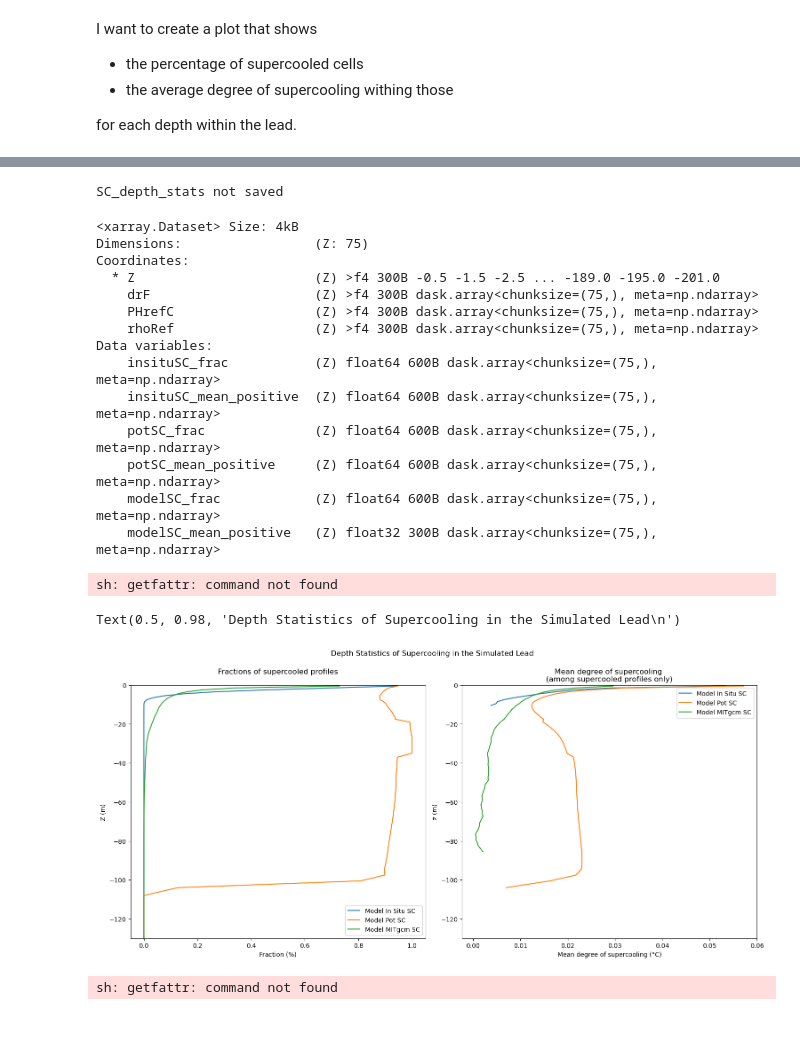
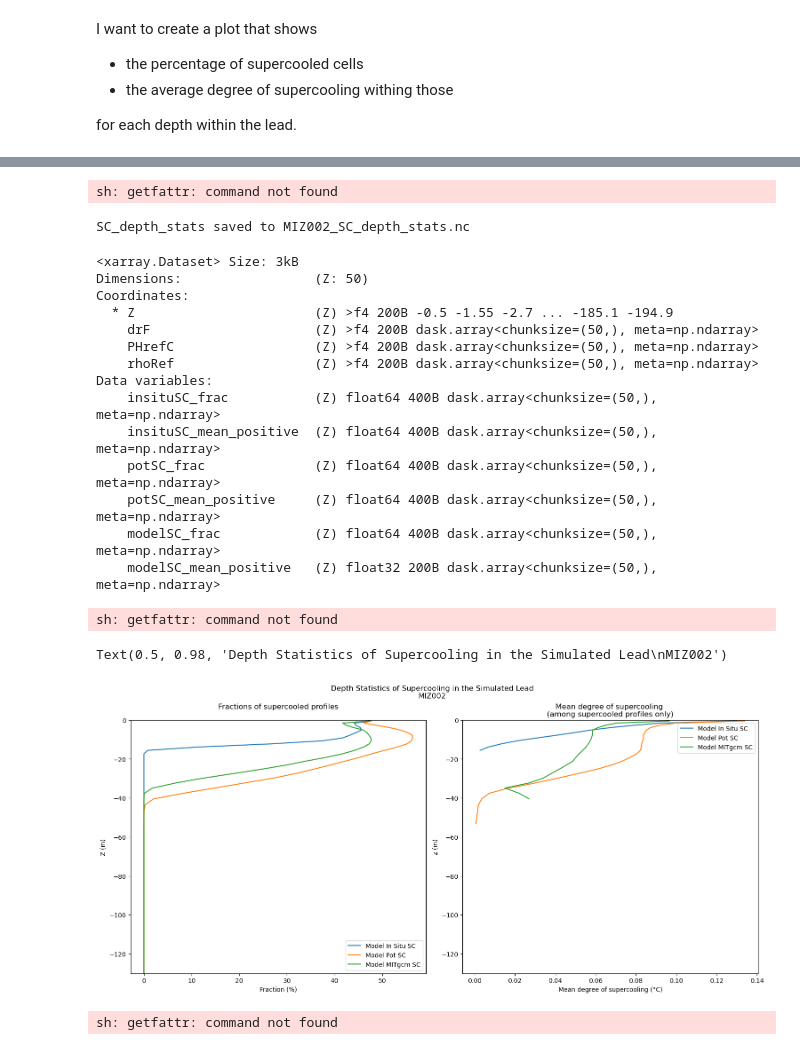
Before and after one commit to marlene-schramm/MSc_data_analysis, a Jupyter notebook: model_output/supercooling.ipynb, the cells around one changed output, grey strips where cells are left out. Drawn from its saved outputs; the diff is of its cells as text; code cells hidden in the pictures.

```diff
--- a/model_output/supercooling.ipynb
+++ b/model_output/supercooling.ipynb
@@ -32,7 +32,7 @@ from plotting_functions import *
 # technical packages
 import warnings
 # %%
-model_run = "MSL007"
+model_run = "MIZ002"
 delta_t = 4 # time step in seconds
 output_dir = "../../MITgcm/so_plumes/" + model_run
 
@@ -258,13 +235,13 @@ for var in SCvars:
     data = ds_lead_upper[var]
 
     # Create a boolean mask for positive values
-    is_positive = data > 0
+    is_positive = data > 0.0005
 
     # Fraction of positive values: Mean of the boolean mask (True=1, False=0)
     frac = is_positive.mean(dim=dims_to_reduce)*100
 
     # Average of positive values: Mask negatives to NaN, then take mean
-    mean_positive = data.where(data > 0).mean(dim=dims_to_reduce)
+    mean_positive = data.where(is_positive).mean(dim=dims_to_reduce)
 
     # Add both results to the existing dataset with descriptive names
     SC_depth_stats[f"{var}_frac"] = frac
@@ -272,7 +249,7 @@ for var in SCvars:
 
 # saving takes a while, but is necessary for continuing
 # the calculations are only performed when the data is needed for saving or plotting or similar
-save = False
+save = True
 if save:
     filename = model_run + "_SC_depth_stats.nc"
     SC_depth_stats.to_netcdf(filename)
@@ -281,21 +258,22 @@ else:
    print("SC_depth_stats not saved")
 SC_depth_stats
 # %% [output]
-SC_depth_stats not saved
+sh: getfattr: command not found
-<xarray.Dataset> Size: 4kB
-Dimensions:                 (Z: 75)
-Coordinates:
-  * Z                       (Z) >f4 300B -0.5 -1.5 -2.5 ... -189.0 -195.0 -201.0
-    drF                     (Z) >f4 300B dask.array<chunksize=(75,), meta=np.ndarray>
-    PHrefC                  (Z) >f4 300B dask.array<chunksize=(75,), meta=np.ndarray>
-    rhoRef                  (Z) >f4 300B dask.array<chunksize=(75,), meta=np.ndarray>
-Data variables:
-    insituSC_frac           (Z) float64 600B dask.array<chunksize=(75,), meta=np.ndarray>
-    insituSC_mean_positive  (Z) float64 600B dask.array<chunksize=(75,), meta=np.ndarray>
-    potSC_frac              (Z) float64 600B dask.array<chunksize=(75,), meta=np.ndarray>
-    potSC_mean_positive     (Z) float64 600B dask.array<chunksize=(75,), meta=np.ndarray>
-    modelSC_frac            (Z) float64 600B dask.array<chunksize=(75,), meta=np.ndarray>
-    modelSC_mean_positive   (Z) float32 300B dask.array<chunksize=(75,), meta=np.ndarray>
+SC_depth_stats saved to MIZ002_SC_depth_stats.nc
+<xarray.Dataset> Size: 3kB
+Dimensions:                 (Z: 50)
+Coordinates:
+  * Z                       (Z) >f4 200B -0.5 -1.55 -2.7 ... -185.1 -194.9
+    drF                     (Z) >f4 200B dask.array<chunksize=(50,), meta=np.ndarray>
+    PHrefC                  (Z) >f4 200B dask.array<chunksize=(50,), meta=np.ndarray>
+    rhoRef                  (Z) >f4 200B dask.array<chunksize=(50,), meta=np.ndarray>
+Data variables:
+    insituSC_frac           (Z) float64 400B dask.array<chunksize=(50,), meta=np.ndarray>
+    insituSC_mean_positive  (Z) float64 400B dask.array<chunksize=(50,), meta=np.ndarray>
+    potSC_frac              (Z) float64 400B dask.array<chunksize=(50,), meta=np.ndarray>
+    potSC_mean_positive     (Z) float64 400B dask.array<chunksize=(50,), meta=np.ndarray>
+    modelSC_frac            (Z) float64 400B dask.array<chunksize=(50,), meta=np.ndarray>
+    modelSC_mean_positive   (Z) float32 200B dask.array<chunksize=(50,), meta=np.ndarray>
 # %%
 # Plot
 filename = model_run + "_SC_depth_stats.nc"
@@ -305,36 +283,36 @@ fig, ax = plt.subplots(1,2, figsize = (15,7), layout = "constrained")
 
 # Plot Supercooling Fractions
 ax[0].plot(SC_depth_stats.insituSC_frac, SC_depth_stats.Z, label = "Model In Situ SC")
 ax[0].plot(SC_depth_stats.potSC_frac, SC_depth_stats.Z, label = "Model Pot SC")
 ax[0].plot(SC_depth_stats.modelSC_frac, SC_depth_stats.Z, label = "Model MITgcm SC")
 
 ax[0].set_xlabel("Fraction (%)")
 ax[0].set_ylabel("Z (m)")
 ax[0].set_title("Fractions of supercooled profiles\n")
 
 
 # plot mean supercooling
 ax[1].plot(SC_depth_stats.insituSC_mean_positive, SC_depth_stats.Z, label = "Model In Situ SC")
 ax[1].plot(SC_depth_stats.potSC_mean_positive, SC_depth_stats.Z, label = "Model Pot SC")
 ax[1].plot(SC_depth_stats.modelSC_mean_positive, SC_depth_stats.Z, label = "Model MITgcm SC")
 
 ax[1].set_xlabel("Mean degree of supercooling (°C)")
 ax[1].set_ylabel("z (m)")
 ax[1].set_title("Mean degree of supercooling \n(among supercooled profiles only)")
 
 
 
 for a in ax:
     a.set_ylim(-130,0)
 
 ax[0].legend()
 ax[1].legend()
 
-plt.suptitle("Depth Statistics of Supercooling in the Simulated Lead\n")
+plt.suptitle(f"Depth Statistics of Supercooling in the Simulated Lead\n{model_run}")
 # %% [output]
 sh: getfattr: command not found
-Text(0.5, 0.98, 'Depth Statistics of Supercooling in the Simulated Lead\n')
+Text(0.5, 0.98, 'Depth Statistics of Supercooling in the Simulated Lead\nMIZ002')
-[figure, old version]
+[figure, new version]
 # %%
 # Plot
 filename = model_run + "_SC_depth_stats.nc"
```
Also changed, not shown: parts of 8 cells of this notebook.
